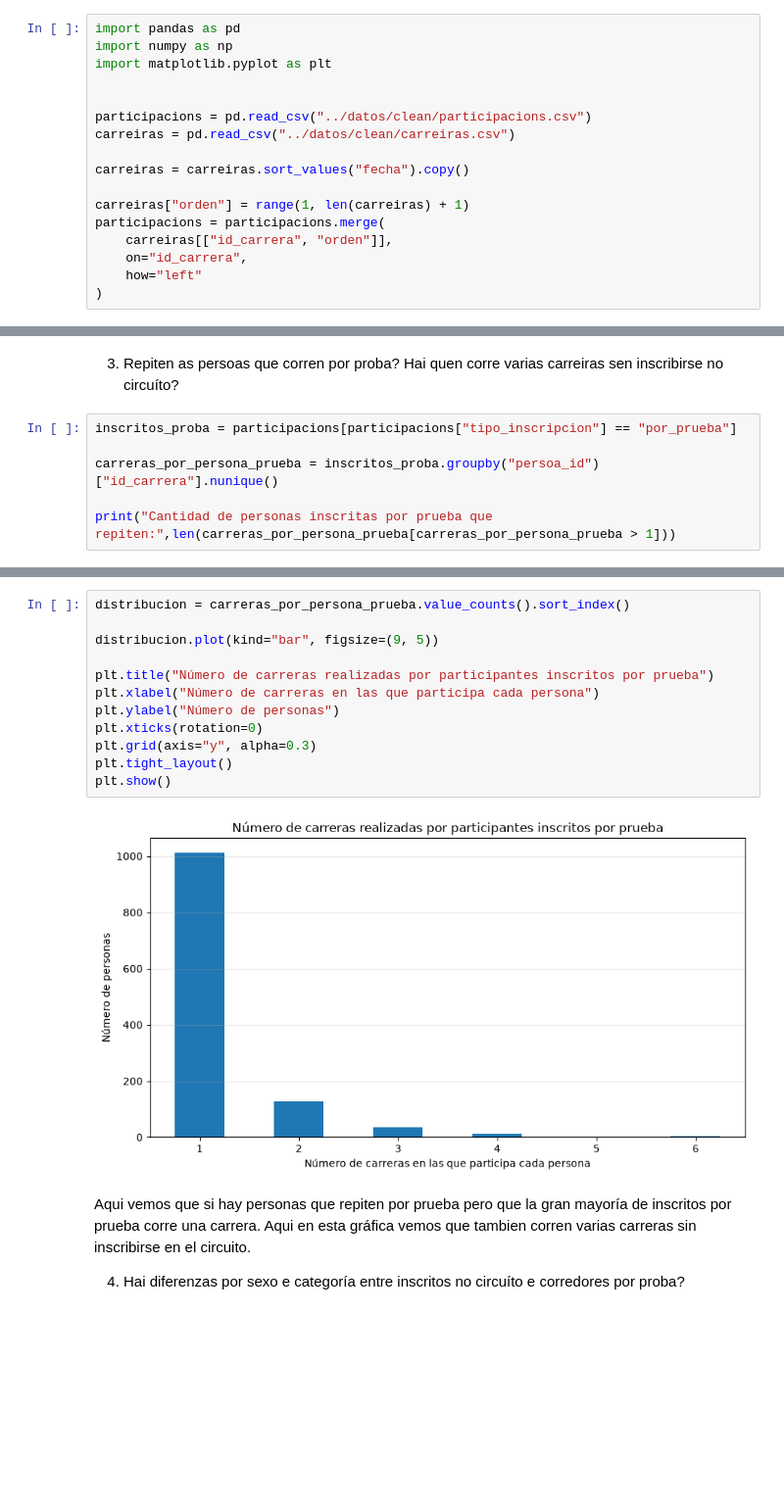
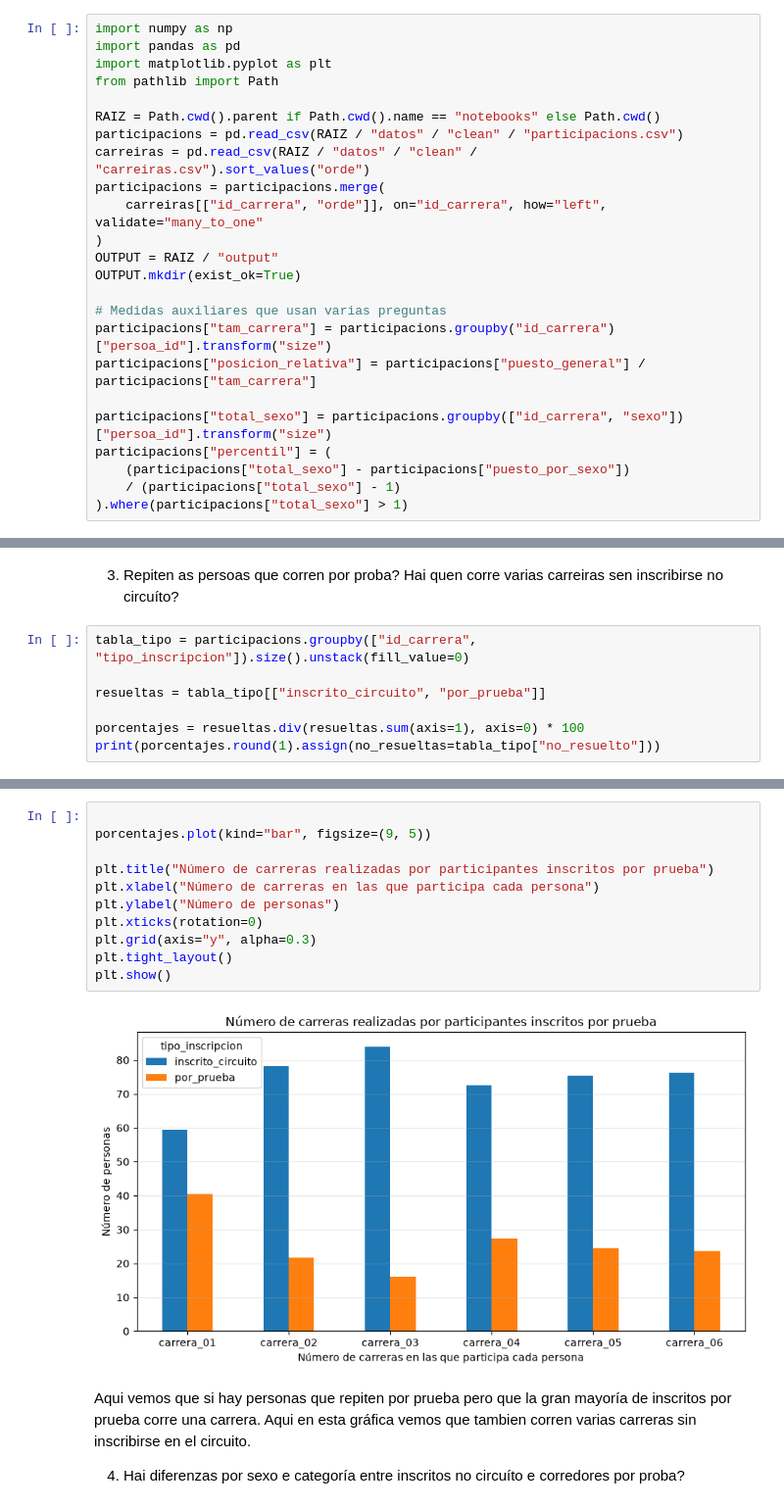
Before and after one commit to davidfernandowirtz/p2-coruna-corre, a Jupyter notebook: notebooks/04_analisis_base.ipynb, the cells around one changed output, grey strips where cells are left out. Shown at 98% size. Cells and saved outputs as stored; diff of their text form; blank space fills up the shorter version.

```diff
--- a/notebooks/04_analisis_base.ipynb
+++ b/notebooks/04_analisis_base.ipynb
@@ -1,22 +1,29 @@
 # %% [markdown]
 ## Configuration
 # %%
+import numpy as np
 import pandas as pd
-import numpy as np
 import matplotlib.pyplot as plt
+from pathlib import Path
 
+RAIZ = Path.cwd().parent if Path.cwd().name == "notebooks" else Path.cwd()
+participacions = pd.read_csv(RAIZ / "datos" / "clean" / "participacions.csv")
+carreiras = pd.read_csv(RAIZ / "datos" / "clean" / "carreiras.csv").sort_values("orde")
+participacions = participacions.merge(
+    carreiras[["id_carrera", "orde"]], on="id_carrera", how="left", validate="many_to_one"
+)
+OUTPUT = RAIZ / "output"
+OUTPUT.mkdir(exist_ok=True)
 
-participacions = pd.read_csv("../datos/clean/participacions.csv")
-carreiras = pd.read_csv("../datos/clean/carreiras.csv")
+# Medidas auxiliares que usan varias preguntas
+participacions["tam_carrera"] = participacions.groupby("id_carrera")["persoa_id"].transform("size")
+participacions["posicion_relativa"] = participacions["puesto_general"] / participacions["tam_carrera"]
 
-carreiras = carreiras.sort_values("fecha").copy()
-
-carreiras["orden"] = range(1, len(carreiras) + 1)
-participacions = participacions.merge(
-    carreiras[["id_carrera", "orden"]],
-    on="id_carrera",
-    how="left"
-)
+participacions["total_sexo"] = participacions.groupby(["id_carrera", "sexo"])["persoa_id"].transform("size")
+participacions["percentil"] = (
+    (participacions["total_sexo"] - participacions["puesto_por_sexo"])
+    / (participacions["total_sexo"] - 1)
+).where(participacions["total_sexo"] > 1)
 # %%
 print(participacions.head())
 print(carreiras.head())
@@ -250,9 +257,10 @@ plt.show()
 # %% [markdown]
 3. Repiten as persoas que corren por proba? Hai quen corre varias carreiras sen inscribirse no circuíto?
 # %%
-inscritos_proba = participacions[participacions["tipo_inscripcion"] == "por_prueba"]
+tabla_tipo = participacions.groupby(["id_carrera", "tipo_inscripcion"]).size().unstack(fill_value=0)
 
-carreras_por_persona_prueba = inscritos_proba.groupby("persoa_id")["id_carrera"].nunique()
+resueltas = tabla_tipo[["inscrito_circuito", "por_prueba"]]
 
-print("Cantidad de personas inscritas por prueba que repiten:",len(carreras_por_persona_prueba[carreras_por_persona_prueba > 1]))
+porcentajes = resueltas.div(resueltas.sum(axis=1), axis=0) * 100
+print(porcentajes.round(1).assign(no_resueltas=tabla_tipo["no_resuelto"]))
 # %% [output]
@@ -260,17 +275,16 @@ Cantidad de personas inscritas por prueba que repiten: 182
 # %%
-distribucion = carreras_por_persona_prueba.value_counts().sort_index()
 
-distribucion.plot(kind="bar", figsize=(9, 5))
+porcentajes.plot(kind="bar", figsize=(9, 5))
 
 plt.title("Número de carreras realizadas por participantes inscritos por prueba")
 plt.xlabel("Número de carreras en las que participa cada persona")
 plt.ylabel("Número de personas")
 plt.xticks(rotation=0)
 plt.grid(axis="y", alpha=0.3)
 plt.tight_layout()
 plt.show()
 # %% [output]
-[figure, old version]
+[figure, new version]
 # %% [markdown]
 Aqui vemos que si hay personas que repiten por prueba pero que la gran mayoría de inscritos por prueba corre una carrera. Aqui en esta gráfica vemos que tambien corren varias carreras sin inscribirse en el circuito.
 
```
Also changed, not shown: parts of 10 cells of this notebook.
